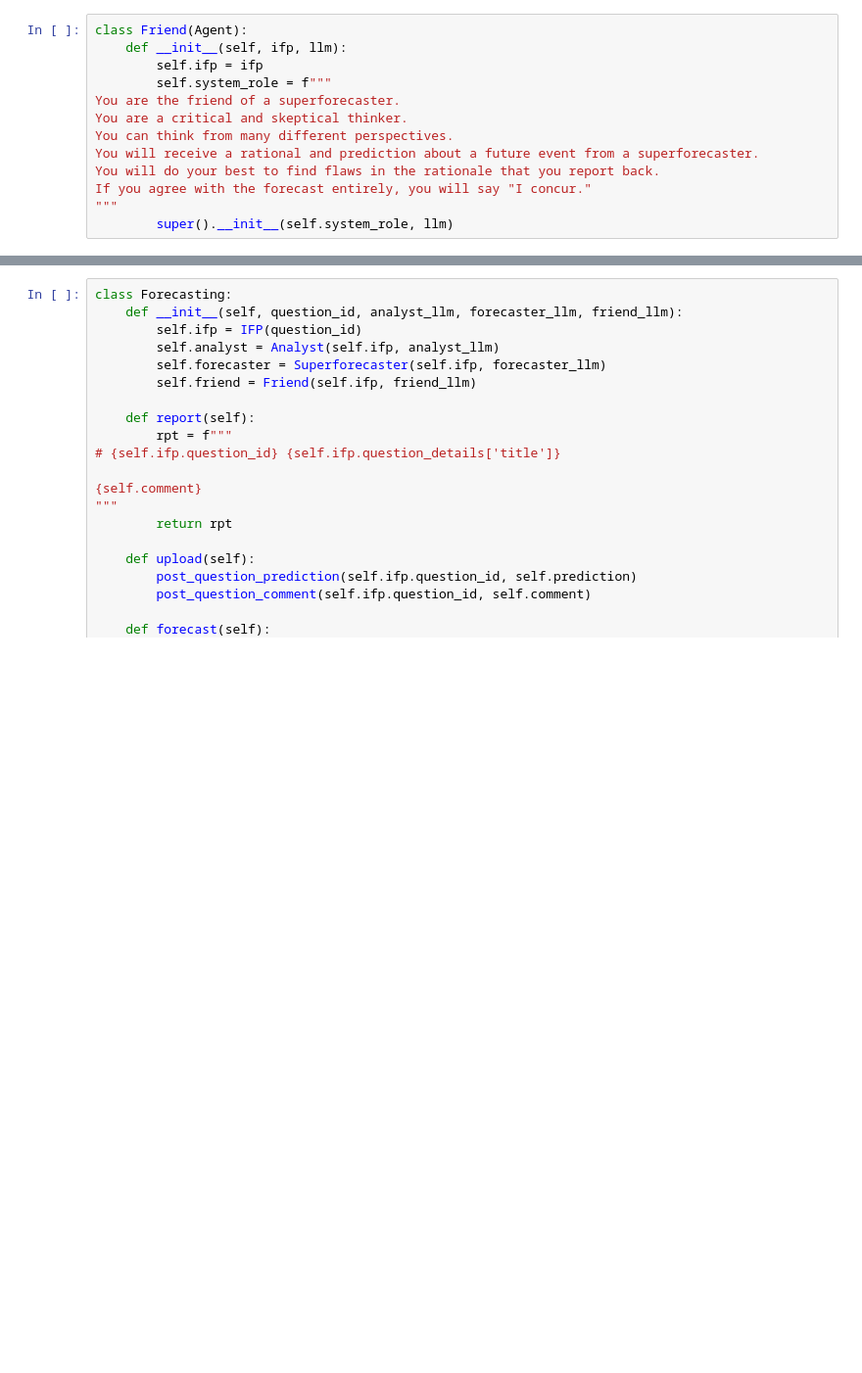
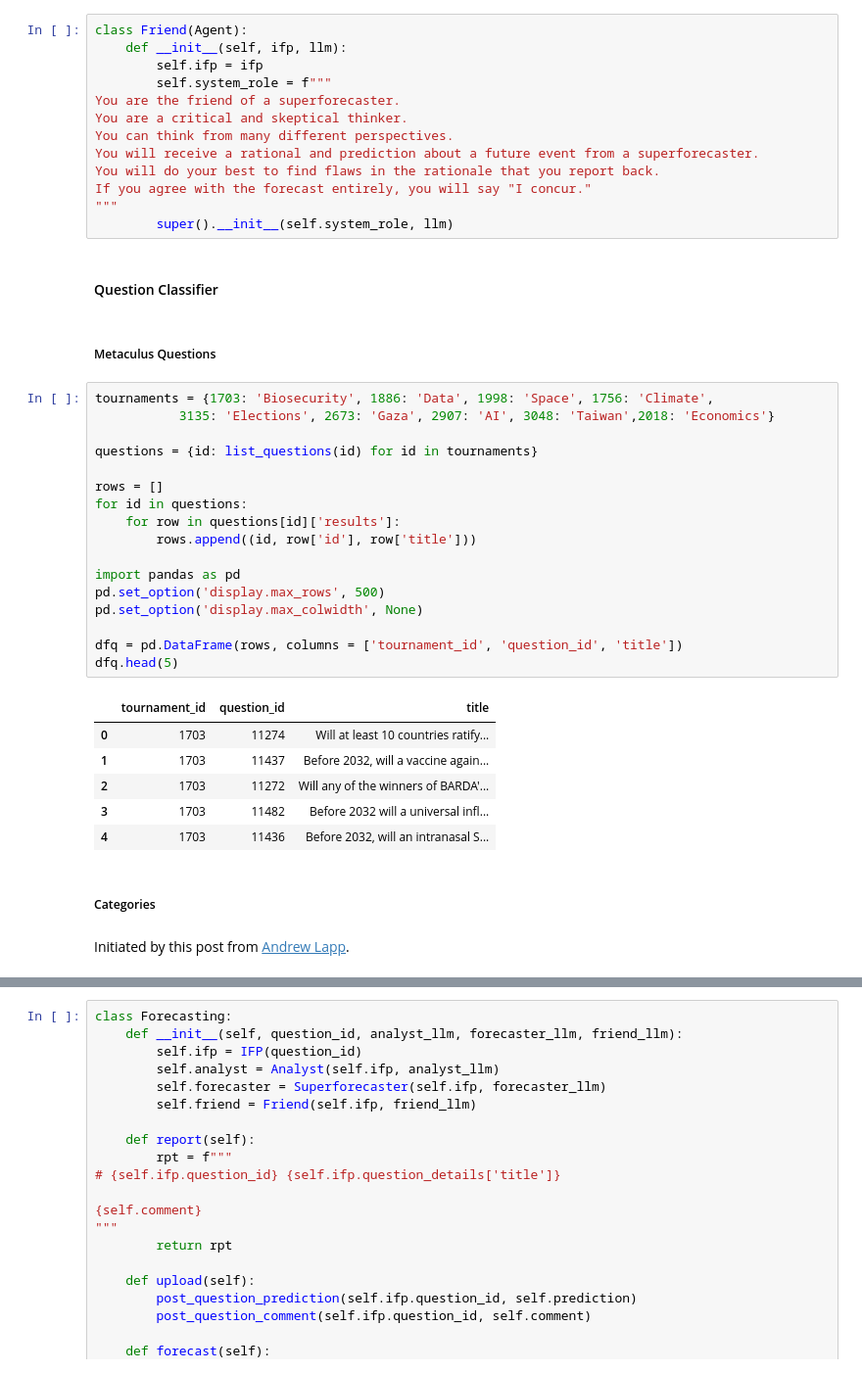
Before and after one commit to catskillsresearch/MetaculusQ3AIBenchmark, a Jupyter notebook: 000_Metaculus_Bot.ipynb, the cells around one changed output, grey strips where cells are left out. Shown at 98% size. Drawn from its saved outputs; the diff is of its cells as text; blank space fills up the shorter version.

```diff
--- a/000_Metaculus_Bot.ipynb
+++ b/000_Metaculus_Bot.ipynb
@@ -249,3 +241,35 @@ You will do your best to find flaws in the rationale that you report back.
 If you agree with the forecast entirely, you will say "I concur."
 """
         super().__init__(self.system_role, llm)
+# %% [markdown]
+#### Question Classifier
+# %% [markdown]
+##### Metaculus Questions
+# %%
+tournaments = {1703: 'Biosecurity', 1886: 'Data', 1998: 'Space', 1756: 'Climate',
+	       3135: 'Elections', 2673: 'Gaza', 2907: 'AI', 3048: 'Taiwan',2018: 'Economics'}
+
+questions = {id: list_questions(id) for id in tournaments}
+
+rows = []
+for id in questions:
+    for row in questions[id]['results']:
+        rows.append((id, row['id'], row['title']))
+
+import pandas as pd
+pd.set_option('display.max_rows', 500)
+pd.set_option('display.max_colwidth', None)
+
+dfq = pd.DataFrame(rows, columns = ['tournament_id', 'question_id', 'title'])
+dfq.head(5)
+# %% [output]
+|  | tournament_id | question_id | title |
+| 0 | 1703 | 11274 | Will at least 10 countries ratify... |
+| 1 | 1703 | 11437 | Before 2032, will a vaccine again... |
+| 2 | 1703 | 11272 | Will any of the winners of BARDA'... |
+| 3 | 1703 | 11482 | Before 2032 will a universal infl... |
+| 4 | 1703 | 11436 | Before 2032, will an intranasal S... |
+# %% [markdown]
+##### Categories
+# %% [markdown]
+Initiated by this post from [Andrew Lapp](https://discord.com/channels/694850840200216657/1248850491773812821/1262985363706871891).
```
Also changed, not shown: parts of 30 cells of this notebook.
